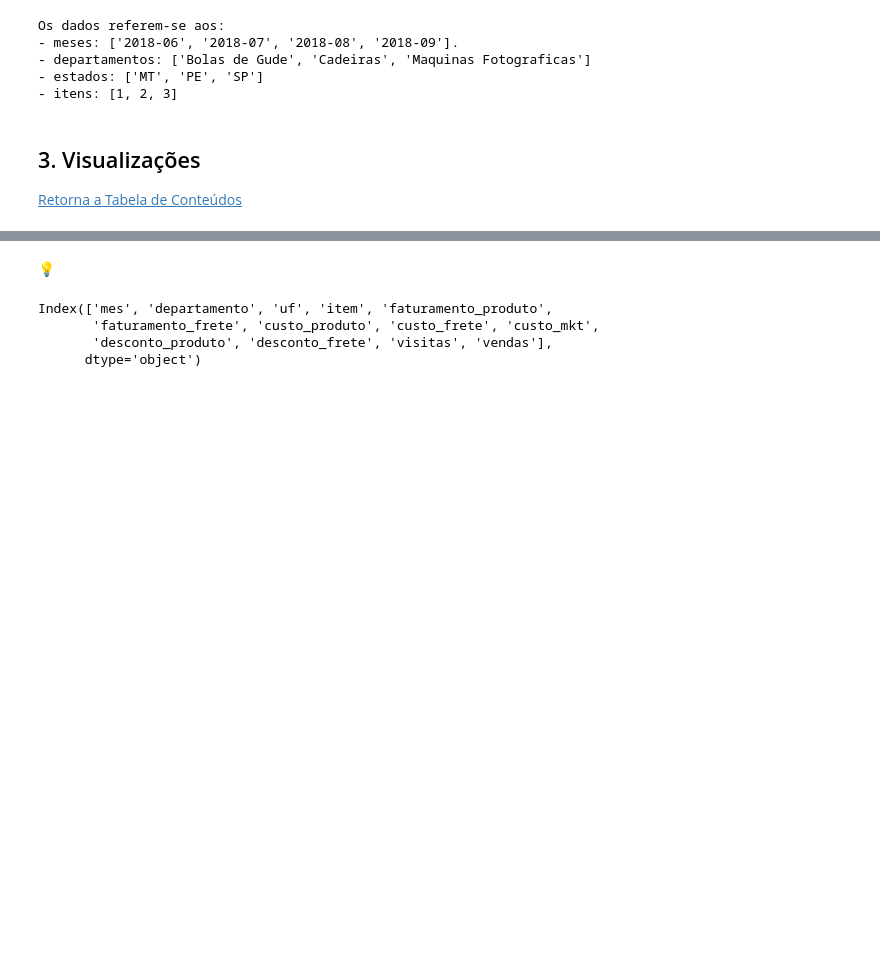
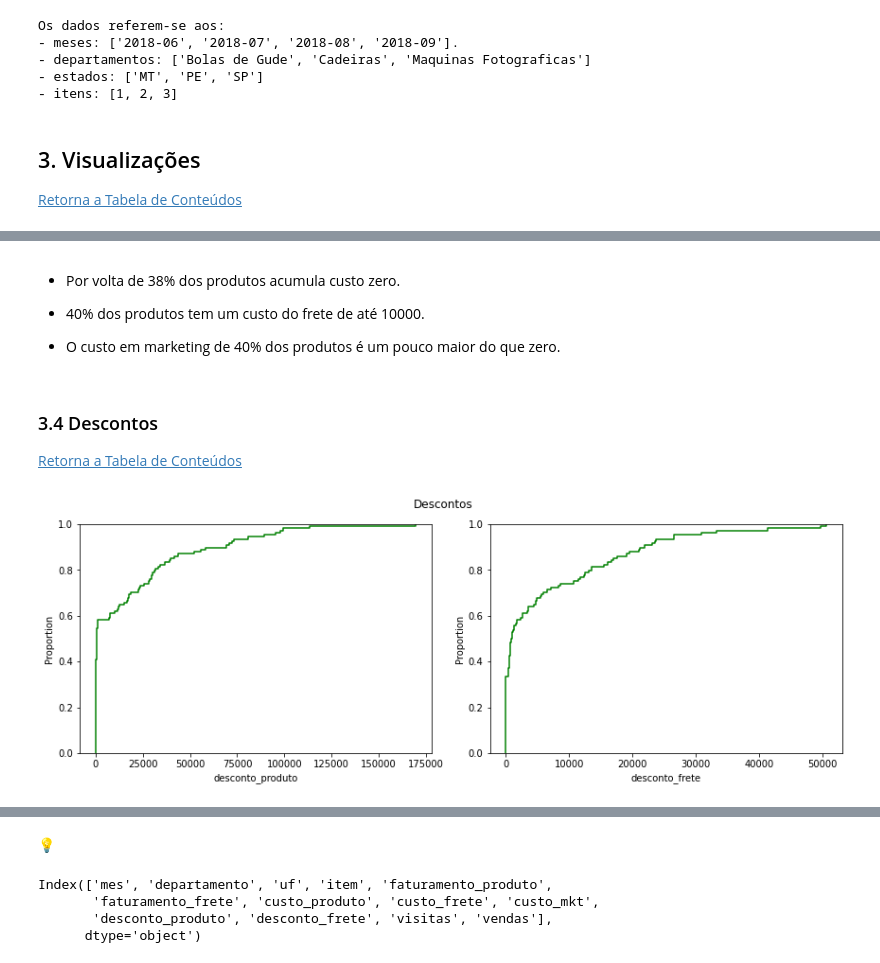
Before and after one commit to pathilink/B2W_data, a Jupyter notebook: B2W_report.ipynb, the cells around one changed output, grey strips where cells are left out. Saved outputs shown, nothing was run; the diff lists cells and outputs as text; code cells hidden in the pictures; blank space fills up the shorter version.

```diff
--- a/B2W_report.ipynb
+++ b/B2W_report.ipynb
@@ -144,0 +195,25 @@ TypeError: 'AxesSubplot' object does not support indexing
+# %% [markdown]
+* Por volta de 38% dos produtos acumula custo zero.
+
+* 40% dos produtos tem um custo do frete de até 10000.
+
+* O custo em marketing de 40% dos produtos é um pouco maior do que zero.
+# %% [markdown]
+### 3.4 Descontos
+[Retorna a Tabela de Conteúdos](#Tabela-de-Conteúdos)
+# %%
+f, axes = plt.subplots(2, 2, figsize=(12, 8), sharey='col')
+#sns.despine(left=True)
+
+sns.ecdfplot(df['desconto_produto'], ax=axes[0, 0],  color="green")
+sns.ecdfplot(df['desconto_frete'], ax=axes[0, 1],  color="green")
+
+f.delaxes(ax=axes[1, 0])
+f.delaxes(ax=axes[1, 1])
+
+# plt.setp(axes, yticks=[])
+# plt.setp(axes, xticks=[])
+plt.suptitle('Descontos')
+plt.tight_layout()
+# %% [output]
+[figure, added]
```
Also changed, not shown: parts of 26 cells of this notebook, 1 other file.
